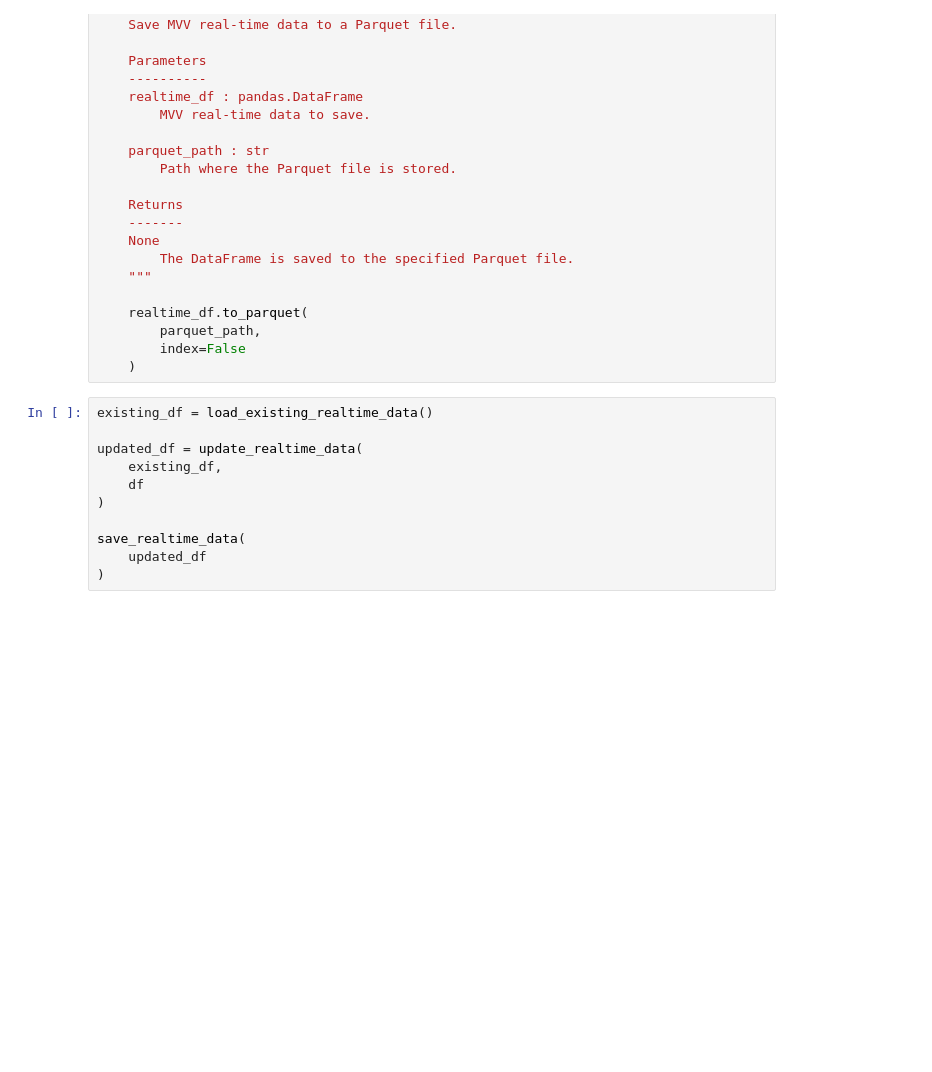
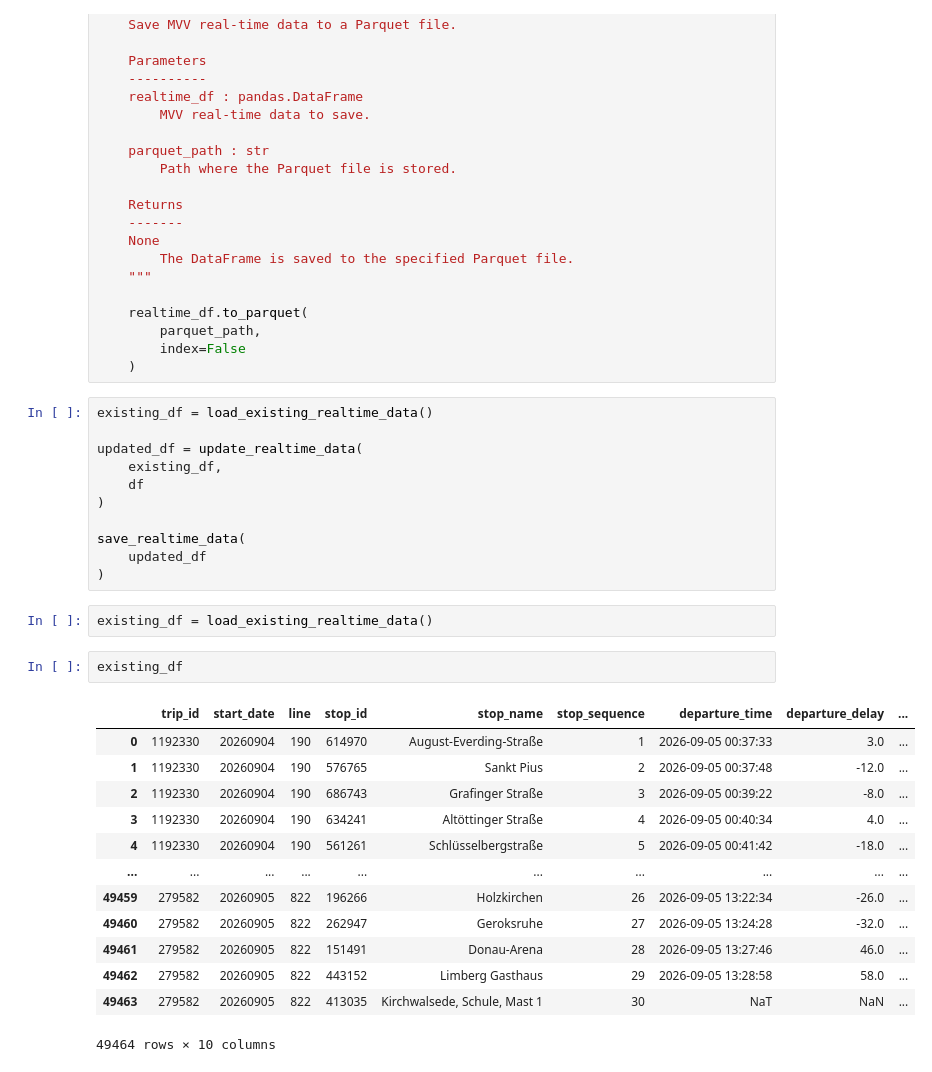
Before and after one commit to peppey/mvv-delay-tracker, a Jupyter notebook: notebooks/data_loading.ipynb, the cells around one changed output. Drawn from its saved outputs; the diff is of its cells as text; blank space fills up the shorter version.

```diff
--- a/notebooks/data_loading.ipynb
+++ b/notebooks/data_loading.ipynb
@@ -346,3 +319,21 @@ updated_df = update_realtime_data(
 save_realtime_data(
     updated_df
 )
+# %%
+existing_df = load_existing_realtime_data()
+# %%
+existing_df
+# %% [output]
+|  | trip_id | start_date | line | stop_id | stop_name | stop_sequence | departure_time | departure_delay | ... |
+| 0 | 1192330 | 20260904 | 190 | 614970 | August-Everding-Straße | 1 | 2026-09-05 00:37:33 | 3.0 | ... |
+| 1 | 1192330 | 20260904 | 190 | 576765 | Sankt Pius | 2 | 2026-09-05 00:37:48 | -12.0 | ... |
+| 2 | 1192330 | 20260904 | 190 | 686743 | Grafinger Straße | 3 | 2026-09-05 00:39:22 | -8.0 | ... |
+| 3 | 1192330 | 20260904 | 190 | 634241 | Altöttinger Straße | 4 | 2026-09-05 00:40:34 | 4.0 | ... |
+| 4 | 1192330 | 20260904 | 190 | 561261 | Schlüsselbergstraße | 5 | 2026-09-05 00:41:42 | -18.0 | ... |
+| ... | ... | ... | ... | ... | ... | ... | ... | ... | ... |
+| 49459 | 279582 | 20260905 | 822 | 196266 | Holzkirchen | 26 | 2026-09-05 13:22:34 | -26.0 | ... |
+| 49460 | 279582 | 20260905 | 822 | 262947 | Geroksruhe | 27 | 2026-09-05 13:24:28 | -32.0 | ... |
+| 49461 | 279582 | 20260905 | 822 | 151491 | Donau-Arena | 28 | 2026-09-05 13:27:46 | 46.0 | ... |
+| 49462 | 279582 | 20260905 | 822 | 443152 | Limberg Gasthaus | 29 | 2026-09-05 13:28:58 | 58.0 | ... |
+| 49463 | 279582 | 20260905 | 822 | 413035 | Kirchwalsede, Schule, Mast 1 | 30 | NaT | NaN | ... |
+49464 rows × 10 columns
```
Also changed, not shown: parts of 7 cells of this notebook, 2 other files.
